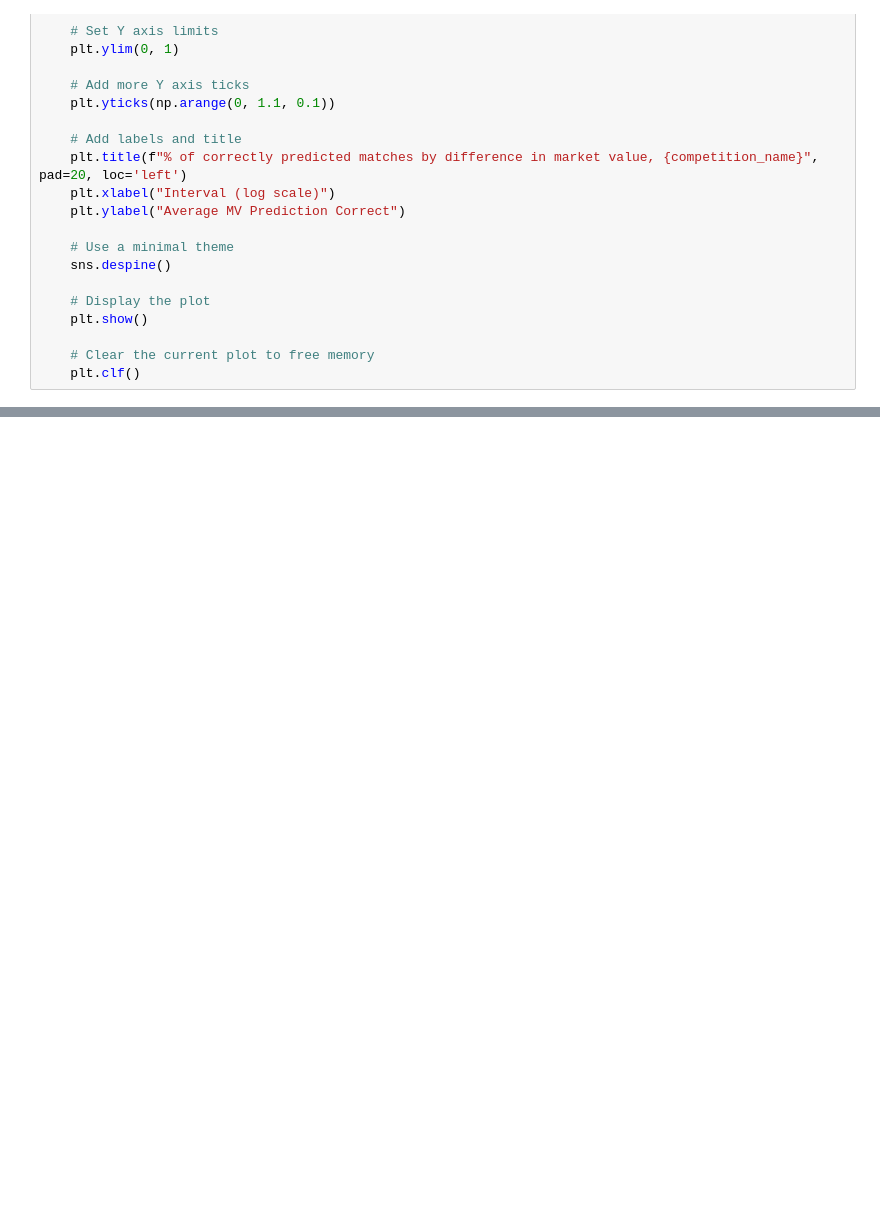
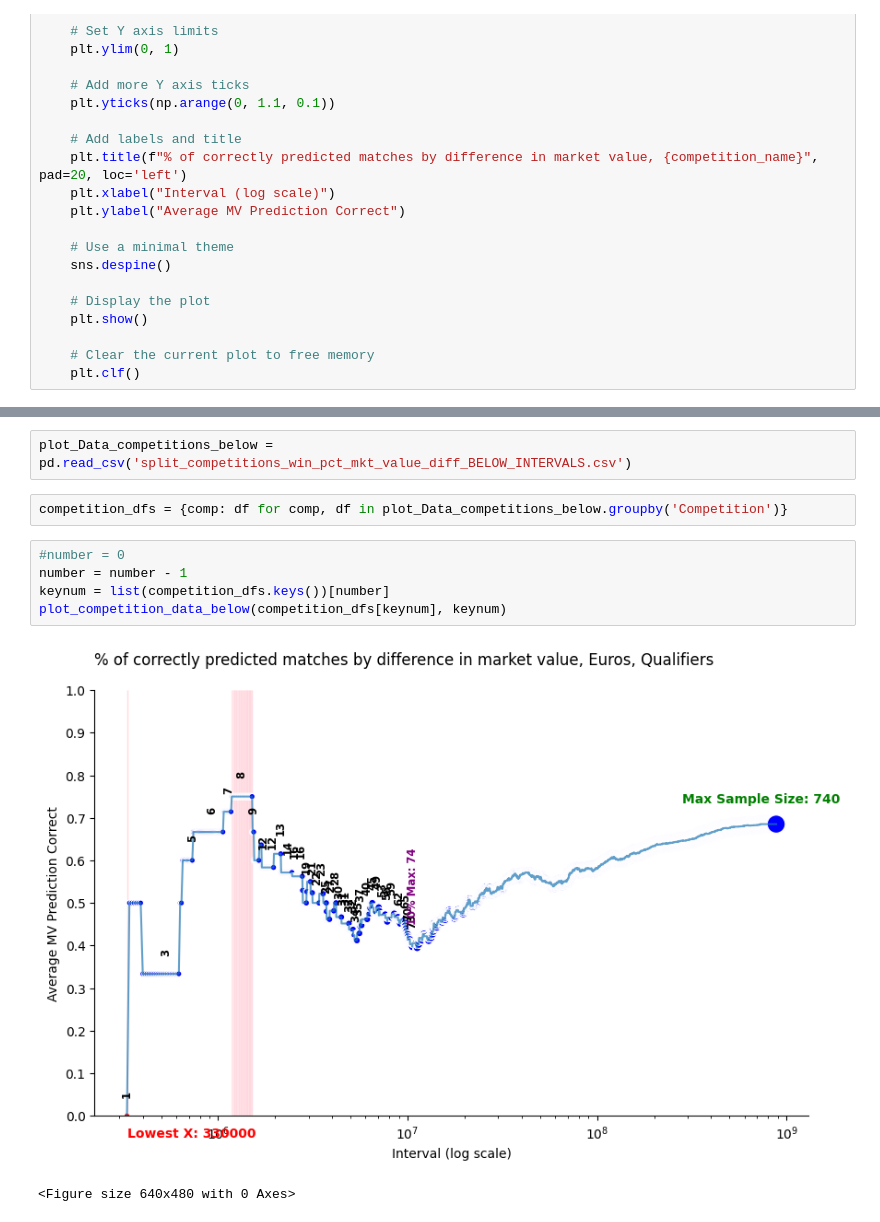
Before and after one commit to finnlsmith/footy_project_market_value_rankings, a Jupyter notebook: Analysis_Q1/plot_new_MV-predictions_Data.ipynb, the cells around one changed output, grey strips where cells are left out. Cells and saved outputs as stored; diff of their text form; blank space fills up the shorter version.

```diff
--- a/Analysis_Q1/plot_new_MV-predictions_Data.ipynb
+++ b/Analysis_Q1/plot_new_MV-predictions_Data.ipynb
@@ -197,0 +379,12 @@ plot_competition_data(competition_dfs[keynum], keynum)
+# %%
+plot_Data_competitions_below = pd.read_csv('split_competitions_win_pct_mkt_value_diff_BELOW_INTERVALS.csv')
+# %%
+competition_dfs = {comp: df for comp, df in plot_Data_competitions_below.groupby('Competition')}
+# %%
+#number = 0
+number = number - 1
+keynum = list(competition_dfs.keys())[number]
+plot_competition_data_below(competition_dfs[keynum], keynum)
+# %% [output]
+[figure, added]
+<Figure size 640x480 with 0 Axes>
```
Also changed, not shown: parts of 18 cells of this notebook.
